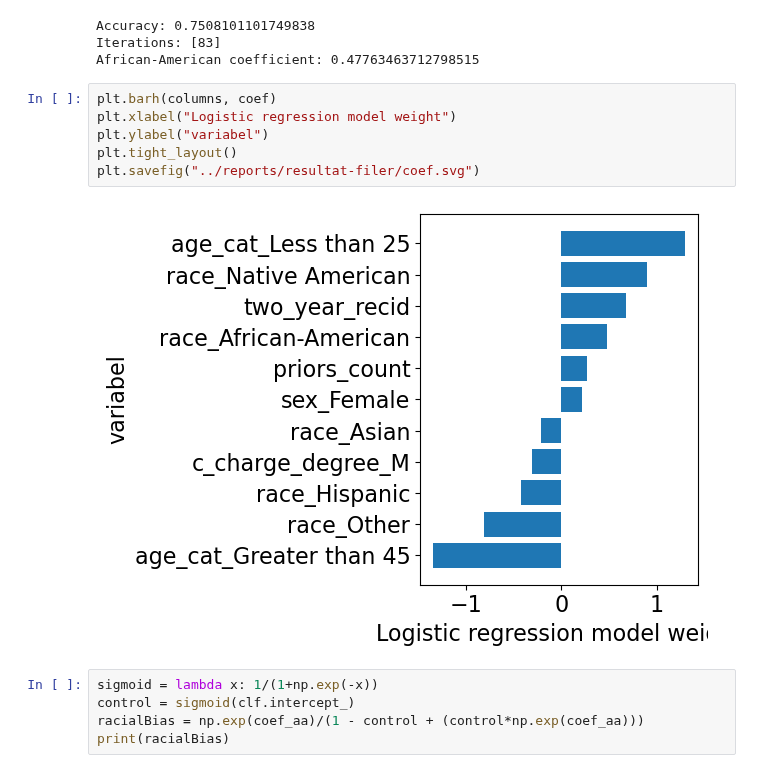
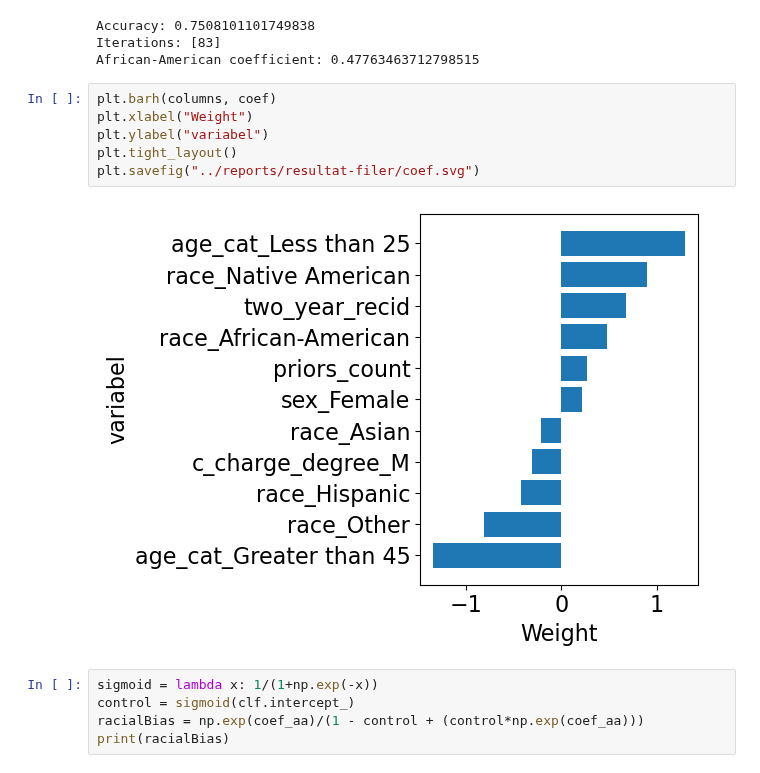
Before and after one commit to asmund20/hon2200-prosjekt, a Jupyter notebook: notebooks/compas.ipynb, the cells around one changed output. Saved outputs shown, nothing was run; the diff lists cells and outputs as text.

```diff
--- a/notebooks/compas.ipynb
+++ b/notebooks/compas.ipynb
@@ -312,12 +318,12 @@ Iterations: [83]
 African-American coefficient: 0.47763463712798515
 # %%
 plt.barh(columns, coef)
-plt.xlabel("Logistic regression model weight")
+plt.xlabel("Weight")
 plt.ylabel("variabel")
 plt.tight_layout()
 plt.savefig("../reports/resultat-filer/coef.svg")
 # %% [output]
-[figure, old version]
+[figure, new version]
 # %%
 sigmoid = lambda x: 1/(1+np.exp(-x))
 control = sigmoid(clf.intercept_)
```
Also changed, not shown: parts of 1 cell of this notebook, 4 other files.
